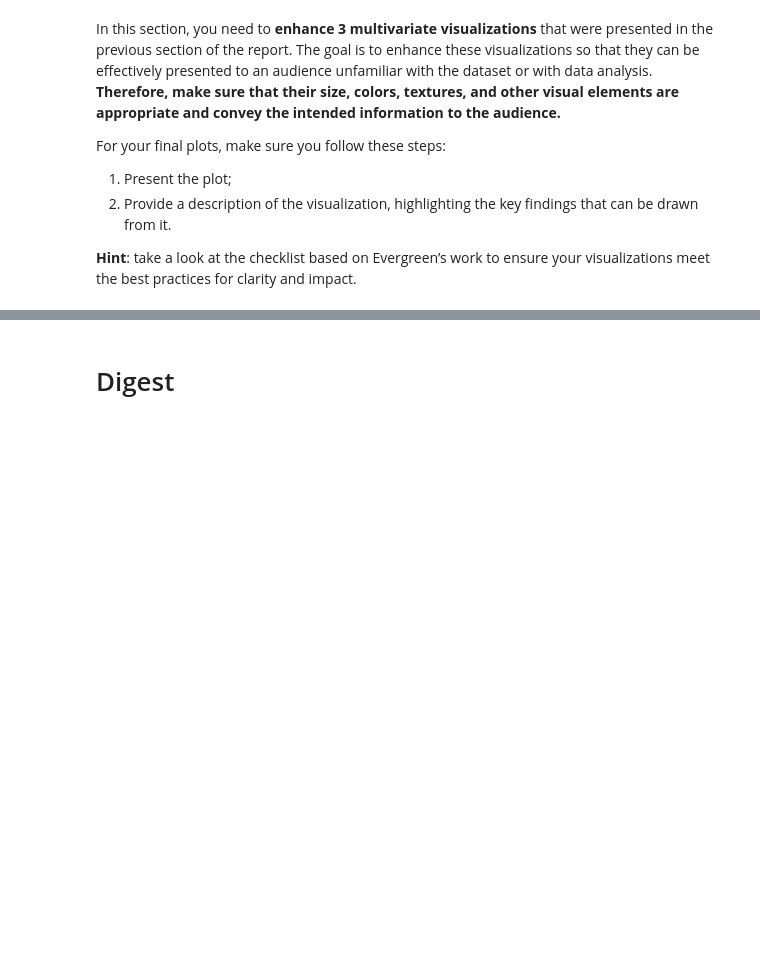
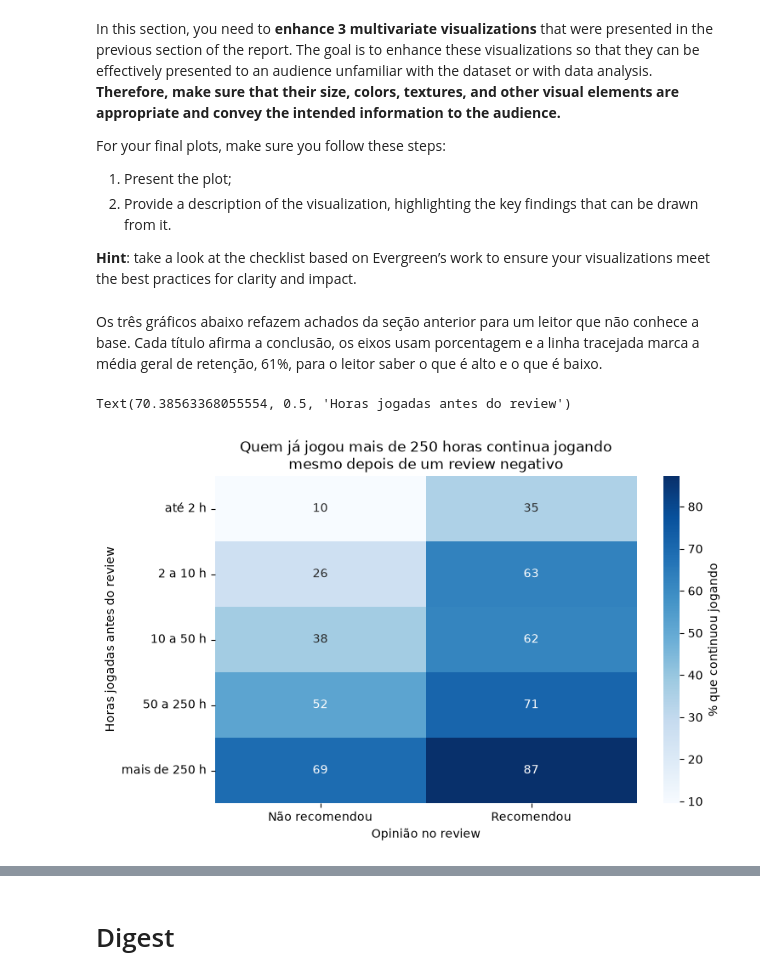
Before and after one commit to larissa04alves/steam-review-retention, a Jupyter notebook: tde-data-science-parte01.ipynb, the cells around one changed output, grey strips where cells are left out. Drawn from its saved outputs; the diff is of its cells as text; code cells hidden in the pictures; blank space fills up the shorter version.

```diff
--- a/tde-data-science-parte01.ipynb
+++ b/tde-data-science-parte01.ipynb
@@ -897,0 +898,16 @@ For your final plots, make sure you follow these steps:
+# %% [markdown]
+Os três gráficos abaixo refazem achados da seção anterior para um leitor que não conhece a base. Cada título afirma a conclusão, os eixos usam porcentagem e a linha tracejada marca a média geral de retenção, 61%, para o leitor saber o que é alto e o que é baixo.
+# %%
+df['faixa_horas'] = pd.cut(df['playtime_hours_at_review'], [0, 2, 10, 50, 250, 100000],
+                           labels=['até 2 h', '2 a 10 h', '10 a 50 h', '50 a 250 h', 'mais de 250 h'])
+tabela = df.pivot_table(index='faixa_horas', columns='voted_up', values='continued', aggfunc='mean', observed=True) * 100
+tabela.columns = ['Não recomendou', 'Recomendou']
+
+plt.figure(figsize=(8, 5))
+sns.heatmap(tabela, annot=True, fmt='.0f', cmap='Blues', cbar_kws={'label': '% que continuou jogando'})
+plt.title('Quem já jogou mais de 250 horas continua jogando\nmesmo depois de um review negativo')
+plt.xlabel('Opinião no review')
+plt.ylabel('Horas jogadas antes do review')
+# %% [output]
+Text(70.38563368055554, 0.5, 'Horas jogadas antes do review')
+[figure, added]
```
Also changed, not shown: parts of 8 cells of this notebook.
